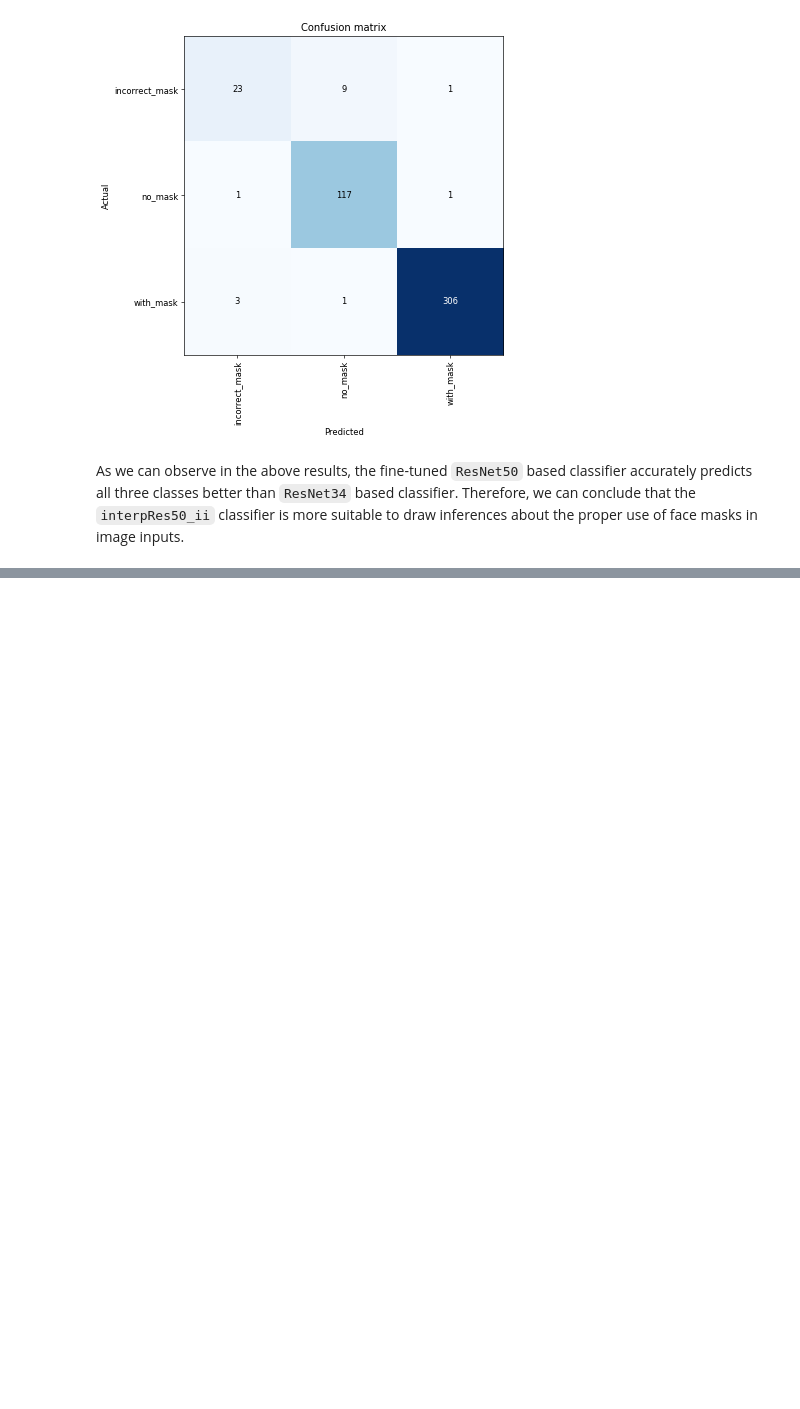
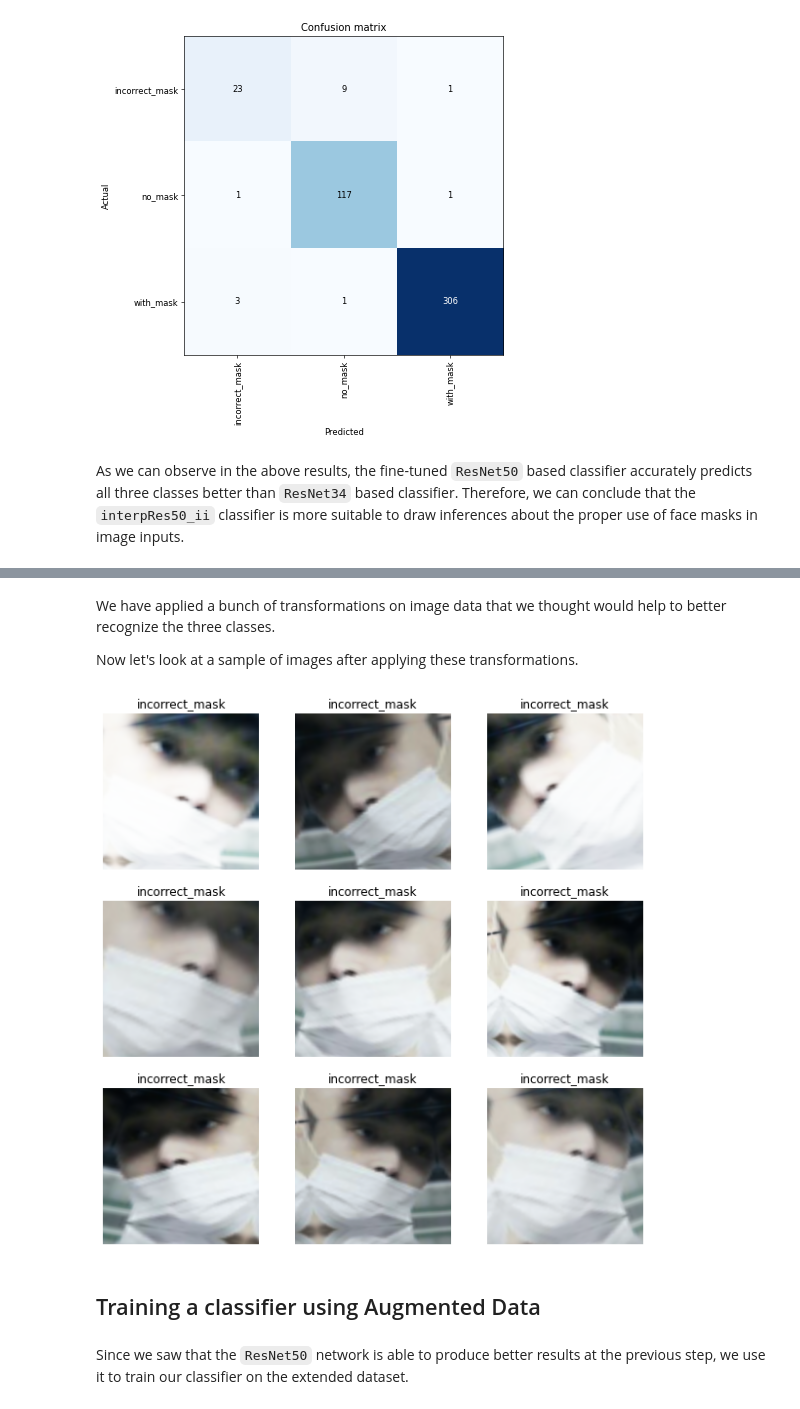
Before and after one commit to PandulaP/personal-projects, a Jupyter notebook: Face Mask Detector/face_mask_detection_classifier.ipynb, the cells around one changed output, grey strips where cells are left out. Drawn from its saved outputs; the diff is of its cells as text; code cells hidden in the pictures; blank space fills up the shorter version.

```diff
--- a/Face Mask Detector/face_mask_detection_classifier.ipynb
+++ b/Face Mask Detector/face_mask_detection_classifier.ipynb
@@ -273,0 +287,39 @@ As we can observe in the above results, the fine-tuned `ResNet50` based classifi
+# %%
+additional_aug = [*zoom_crop(scale=(0.8,1.1), do_rand=True) # Randomly zoom and/or crop
+               , pad(mode='reflection')                     # Pad the image by adding padding pixel on each side of the picture
+               , brightness(change = (.3,.7))               # Apply change in brightness
+               , contrast(scale = (.7,1.7))                 # Apply change in contrast
+               , squish(scale = .9)]                        # Squish image by scale
+
+
+tfms = get_transforms(do_flip = True, flip_vert = False # apply random horizontal flips with probability 0.5
+                      , max_rotate = 20                 # apply random rotation with probability p_affine
+                      , max_zoom = 0.5                  # apply max_zoom with probability p_affine (lower max set because of blury images)
+                      , max_warp = 0.2                  # random symmetric warp applied with probability p_affine
+                      , p_affine = 1.                   # the probability that each affine transform and symmetric warp is applied
+                      , xtra_tfms = additional_aug
+                      )
+
+data_aug = ImageDataBunch.from_folder(path + image_path
+                                  , valid_pct = 0.25
+                                  , bs=bs
+                                  , size=250
+                                  , seed =  16
+                                  , ds_tfms = tfms
+                                  ).normalize(imagenet_stats)
+# %% [markdown]
+We have applied a bunch of transformations on image data that we thought would help to better recognize the three classes.
+
+Now let's look at a sample of images after applying these transformations.
+# %%
+def _plot(i,j,ax):
+    x,y = data_aug.train_ds[444]
+    x.show(ax, y=y)
+
+plot_multi(_plot, 3, 3, figsize=(10,10))
+# %% [output]
+[figure, added]
+# %% [markdown]
+## Training a classifier using Augmented Data
+# %% [markdown]
+Since we saw that the `ResNet50` network is able to produce better results at the previous step, we use it to train our classifier on the extended dataset.
```
Also changed, not shown: parts of 43 cells of this notebook.
